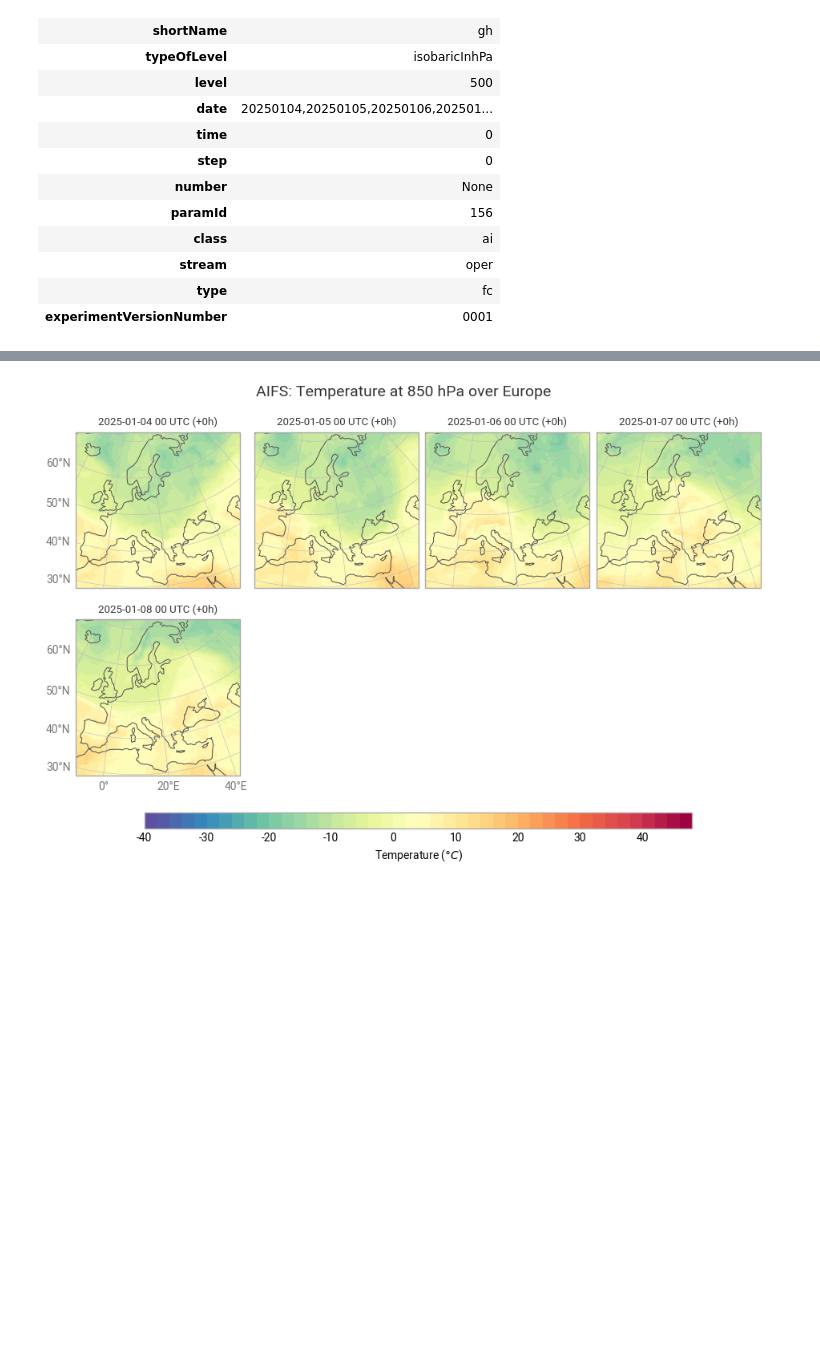
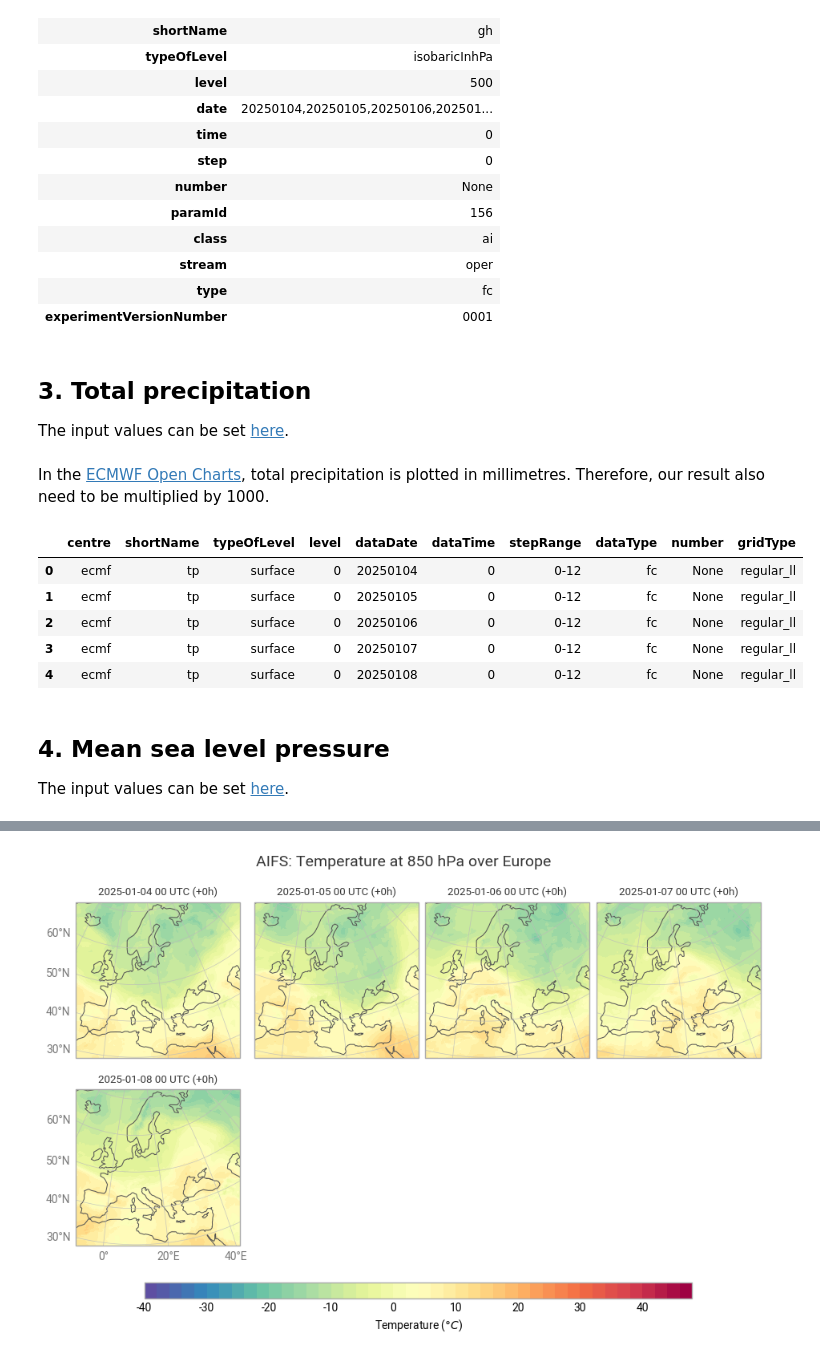
Before and after one commit to ECMWFCode4Earth/open-data-explorer, a Jupyter notebook: openDataVisio/examples/damaging-winds-aifs.ipynb, the cells around one changed output, grey strips where cells are left out. Saved outputs shown, nothing was run; the diff lists cells and outputs as text; code cells hidden in the pictures; blank space fills up the shorter version.

```diff
--- a/openDataVisio/examples/damaging-winds-aifs.ipynb
+++ b/openDataVisio/examples/damaging-winds-aifs.ipynb
@@ -54,12 +54,12 @@ Before March 2025, the file-naming convention was different. For more informatio
 
 - Parameters available on a single level:
 # %%
-PARAM_SFC = ["msl", "tp"]
+PARAM_SFC = "msl" #"tp"
 LEVELTYPE = "sfc"
 
 DATES = [20250104, 20250105, 20250106, 20250107, 20250108]
 TIME = 0
-STEPS = 0
+STEPS = 12
 STREAM = "oper"
 TYPE = "fc"
 MODEL = "aifs"
@@ -191,3 +191,6 @@ gh500.describe("gh")
 | stream | oper |
 | type | fc |
 | experimentVersionNumber | 0001 |
+# %% [markdown]
+## 3. Total precipitation
+The input values can be set [here](#content:references:listParam_dwa).
@@ -193,0 +207,22 @@ gh500.describe("gh")
+# %% [markdown]
+In the [ECMWF Open Charts](https://charts.ecmwf.int/), total precipitation is plotted in millimetres. Therefore, our result also need to be multiplied by 1000.
+# %%
+# Select AIFS model data from 4 to 8 January 2025
+tp = ekd.SimpleFieldList()
+for _file in list_of_files:
+    ds = ekd.from_source("file", _file)
+    md = ds.metadata()
+    v = ds.to_array() * 1000
+    for f in range(len(md)):
+        tp.append(ekd.ArrayField(v[f], md[f]))
+tp.ls()
+# %% [output]
+|  | centre | shortName | typeOfLevel | level | dataDate | dataTime | stepRange | dataType | number | gridType |
+| 0 | ecmf | tp | surface | 0 | 20250104 | 0 | 0-12 | fc | None | regular_ll |
+| 1 | ecmf | tp | surface | 0 | 20250105 | 0 | 0-12 | fc | None | regular_ll |
+| 2 | ecmf | tp | surface | 0 | 20250106 | 0 | 0-12 | fc | None | regular_ll |
+| 3 | ecmf | tp | surface | 0 | 20250107 | 0 | 0-12 | fc | None | regular_ll |
+| 4 | ecmf | tp | surface | 0 | 20250108 | 0 | 0-12 | fc | None | regular_ll |
+# %% [markdown]
+## 4. Mean sea level pressure
+The input values can be set [here](#content:references:listParam_dwa).
```
Also changed, not shown: parts of 12 cells of this notebook, 5 other files.
